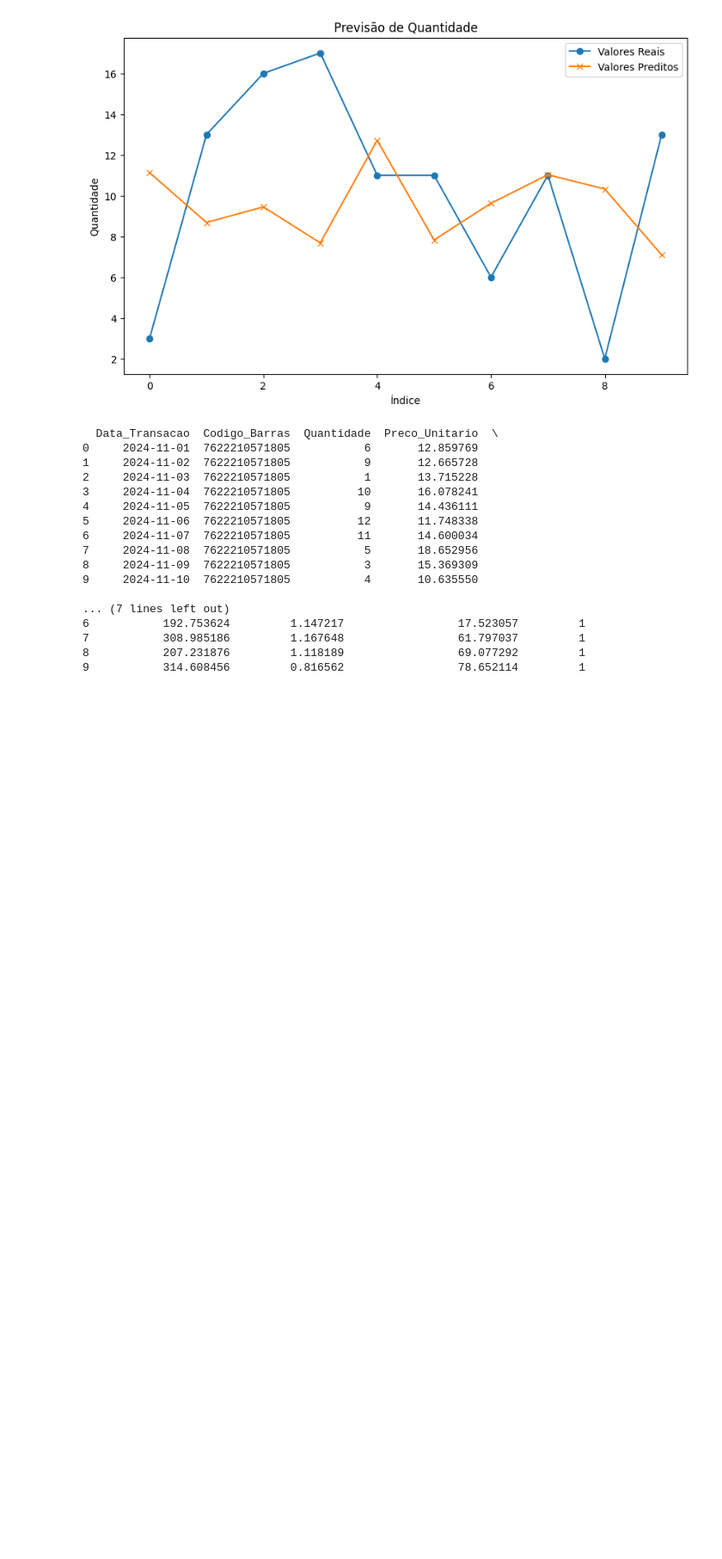
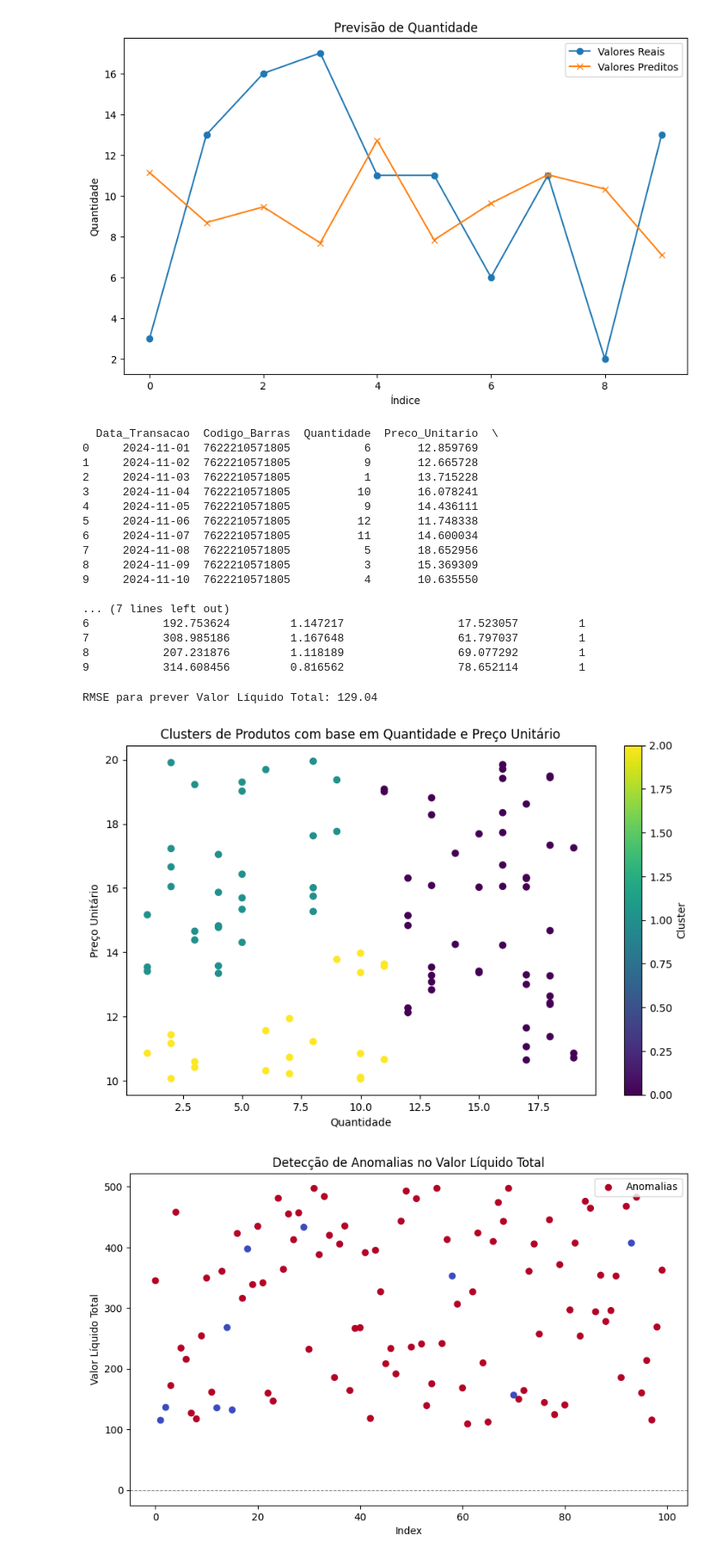
Before and after one commit to Chediak/common-master-ai, a Jupyter notebook: neogrid.ipynb, the cells around one changed output. Shown: that part at 86% size. Saved outputs shown, nothing was run; the diff lists cells and outputs as text; code cells hidden in the pictures; blank space fills up the shorter version.

```diff
--- a/neogrid.ipynb
+++ b/neogrid.ipynb
@@ -261,3 +261,69 @@ RMSE do modelo de previsão de Quantidade: 5.87
 7           308.985186         1.167648                 61.797037         1
 8           207.231876         1.118189                 69.077292         1
 9           314.608456         0.816562                 78.652114         1
+# %%
+import pandas as pd
+import numpy as np
+from sklearn.ensemble import IsolationForest, RandomForestRegressor
+from sklearn.model_selection import train_test_split
+from sklearn.metrics import mean_squared_error, silhouette_score
+from sklearn.cluster import KMeans
+import matplotlib.pyplot as plt
+
+# Simulando dados do SQL
+data = {
+    "Codigo_Barras": [7622210571805] * 100,
+    "Quantidade": np.random.randint(1, 20, 100),
+    "Preco_Unitario": np.random.uniform(10, 20, 100),
+    "Valor_Liquido_Total": np.random.uniform(100, 500, 100),
+    "Fator_Conversao": np.random.uniform(0.8, 1.2, 100)
+}
+df = pd.DataFrame(data)
+
+# Criando métricas adicionais
+df["Preco_Unitario_Calculado"] = df["Valor_Liquido_Total"] / df["Quantidade"]
+
+# Divisão de dados para treinamento e teste
+X = df[["Quantidade", "Preco_Unitario", "Fator_Conversao"]]
+y = df["Valor_Liquido_Total"]
+X_train, X_test, y_train, y_test = train_test_split(X, y, test_size=0.2, random_state=42)
+
+# Modelo Preditivo - Random Forest
+model = RandomForestRegressor(random_state=42)
+model.fit(X_train, y_train)
+y_pred = model.predict(X_test)
+
+# Avaliando o modelo
+rmse = np.sqrt(mean_squared_error(y_test, y_pred))
+print(f"RMSE para prever Valor Líquido Total: {rmse:.2f}")
+
+# Detecção de Anomalias com Isolation Forest
+iso_forest = IsolationForest(contamination=0.1, random_state=42)
+df["Anomalia"] = iso_forest.fit_predict(df[["Quantidade", "Preco_Unitario", "Fator_Conversao"]])
+
+# Clustering para Segmentação
+kmeans = KMeans(n_clusters=3, random_state=42)
+df["Cluster"] = kmeans.fit_predict(df[["Quantidade", "Preco_Unitario", "Fator_Conversao"]])
+
+# Visualizando os clusters
+plt.figure(figsize=(10, 6))
+plt.scatter(df["Quantidade"], df["Preco_Unitario"], c=df["Cluster"], cmap='viridis')
+plt.title("Clusters de Produtos com base em Quantidade e Preço Unitário")
+plt.xlabel("Quantidade")
+plt.ylabel("Preço Unitário")
+plt.colorbar(label="Cluster")
+plt.show()
+
+# Visualizando as anomalias
+plt.figure(figsize=(10, 6))
+plt.scatter(df.index, df["Valor_Liquido_Total"], c=df["Anomalia"], cmap='coolwarm', label="Anomalias")
+plt.axhline(0, color='gray', linestyle='--', linewidth=0.8)
+plt.title("Detecção de Anomalias no Valor Líquido Total")
+plt.xlabel("Index")
+plt.ylabel("Valor Líquido Total")
+plt.legend()
+plt.show()
+# %% [output]
+RMSE para prever Valor Líquido Total: 129.04
+[figure, added]
+[figure, added]
```
